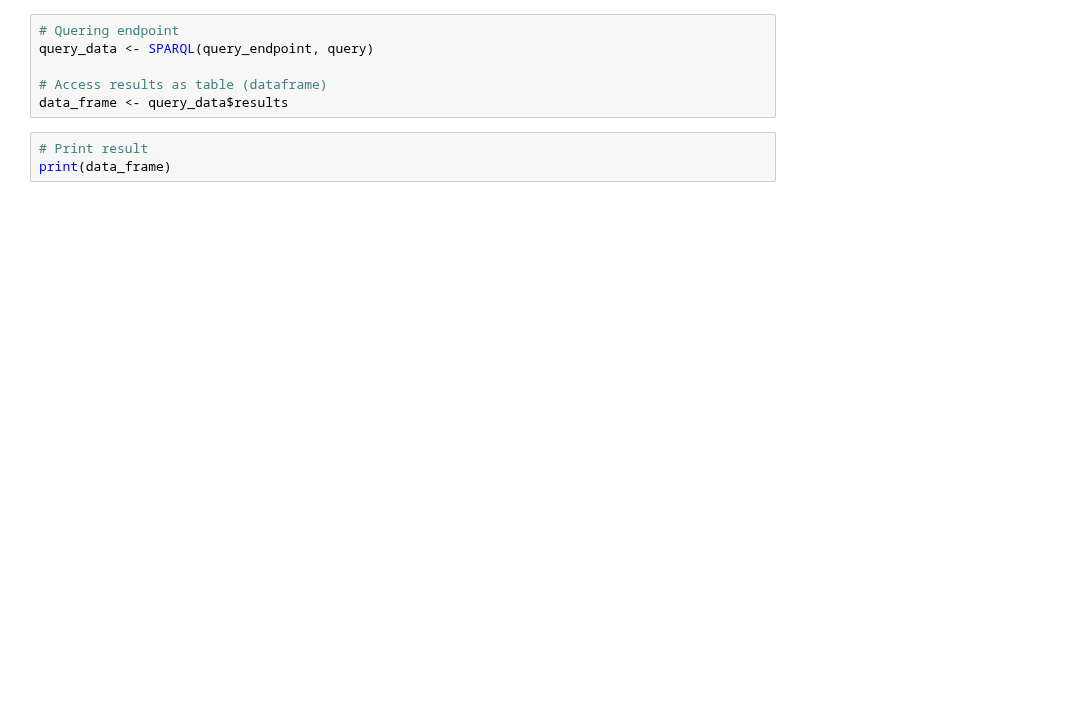
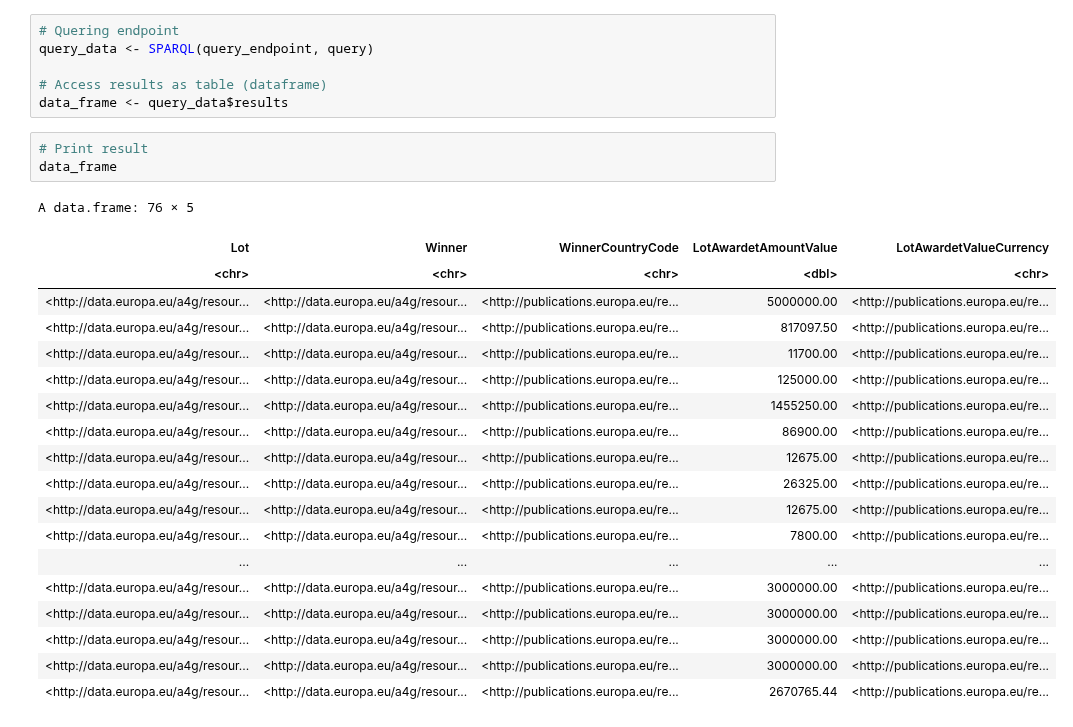
Before and after one commit to OP-TED/ted-rdf-docs, a Jupyter notebook: notebooks/query_cellar_R.ipynb, the cells around one changed output. Cells and saved outputs as stored; diff of their text form; blank space fills up the shorter version.

```diff
--- a/notebooks/query_cellar_R.ipynb
+++ b/notebooks/query_cellar_R.ipynb
@@ -33,4 +67,24 @@ query_data <- SPARQL(query_endpoint, query)
 data_frame <- query_data$results
 # %%
 # Print result
-print(data_frame)
+data_frame
+# %% [output]
+A data.frame: 76 × 5
+| Lot | Winner | WinnerCountryCode | LotAwardetAmountValue | LotAwardetValueCurrency |
+| <chr> | <chr> | <chr> | <dbl> | <chr> |
+| <http://data.europa.eu/a4g/resour... | <http://data.europa.eu/a4g/resour... | <http://publications.europa.eu/re... | 5000000.00 | <http://publications.europa.eu/re... |
+| <http://data.europa.eu/a4g/resour... | <http://data.europa.eu/a4g/resour... | <http://publications.europa.eu/re... | 817097.50 | <http://publications.europa.eu/re... |
+| <http://data.europa.eu/a4g/resour... | <http://data.europa.eu/a4g/resour... | <http://publications.europa.eu/re... | 11700.00 | <http://publications.europa.eu/re... |
+| <http://data.europa.eu/a4g/resour... | <http://data.europa.eu/a4g/resour... | <http://publications.europa.eu/re... | 125000.00 | <http://publications.europa.eu/re... |
+| <http://data.europa.eu/a4g/resour... | <http://data.europa.eu/a4g/resour... | <http://publications.europa.eu/re... | 1455250.00 | <http://publications.europa.eu/re... |
+| <http://data.europa.eu/a4g/resour... | <http://data.europa.eu/a4g/resour... | <http://publications.europa.eu/re... | 86900.00 | <http://publications.europa.eu/re... |
+| <http://data.europa.eu/a4g/resour... | <http://data.europa.eu/a4g/resour... | <http://publications.europa.eu/re... | 12675.00 | <http://publications.europa.eu/re... |
+| <http://data.europa.eu/a4g/resour... | <http://data.europa.eu/a4g/resour... | <http://publications.europa.eu/re... | 26325.00 | <http://publications.europa.eu/re... |
+| <http://data.europa.eu/a4g/resour... | <http://data.europa.eu/a4g/resour... | <http://publications.europa.eu/re... | 12675.00 | <http://publications.europa.eu/re... |
+| <http://data.europa.eu/a4g/resour... | <http://data.europa.eu/a4g/resour... | <http://publications.europa.eu/re... | 7800.00 | <http://publications.europa.eu/re... |
+| ... | ... | ... | ... | ... |
+| <http://data.europa.eu/a4g/resour... | <http://data.europa.eu/a4g/resour... | <http://publications.europa.eu/re... | 3000000.00 | <http://publications.europa.eu/re... |
+| <http://data.europa.eu/a4g/resour... | <http://data.europa.eu/a4g/resour... | <http://publications.europa.eu/re... | 3000000.00 | <http://publications.europa.eu/re... |
+| <http://data.europa.eu/a4g/resour... | <http://data.europa.eu/a4g/resour... | <http://publications.europa.eu/re... | 3000000.00 | <http://publications.europa.eu/re... |
+| <http://data.europa.eu/a4g/resour... | <http://data.europa.eu/a4g/resour... | <http://publications.europa.eu/re... | 3000000.00 | <http://publications.europa.eu/re... |
+| <http://data.europa.eu/a4g/resour... | <http://data.europa.eu/a4g/resour... | <http://publications.europa.eu/re... | 2670765.44 | <http://publications.europa.eu/re... |
```
Also changed, not shown: parts of 2 cells of this notebook, 17 other files.
